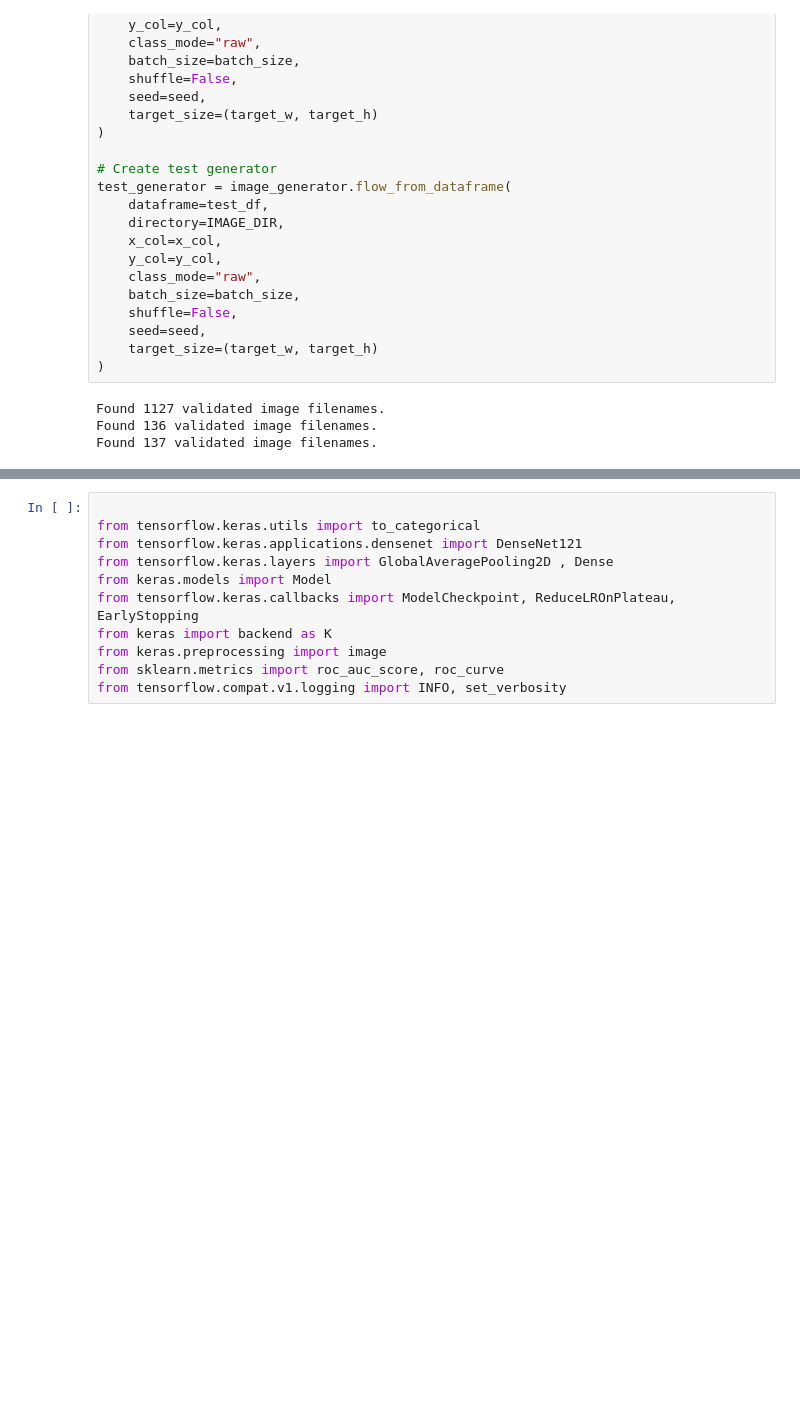
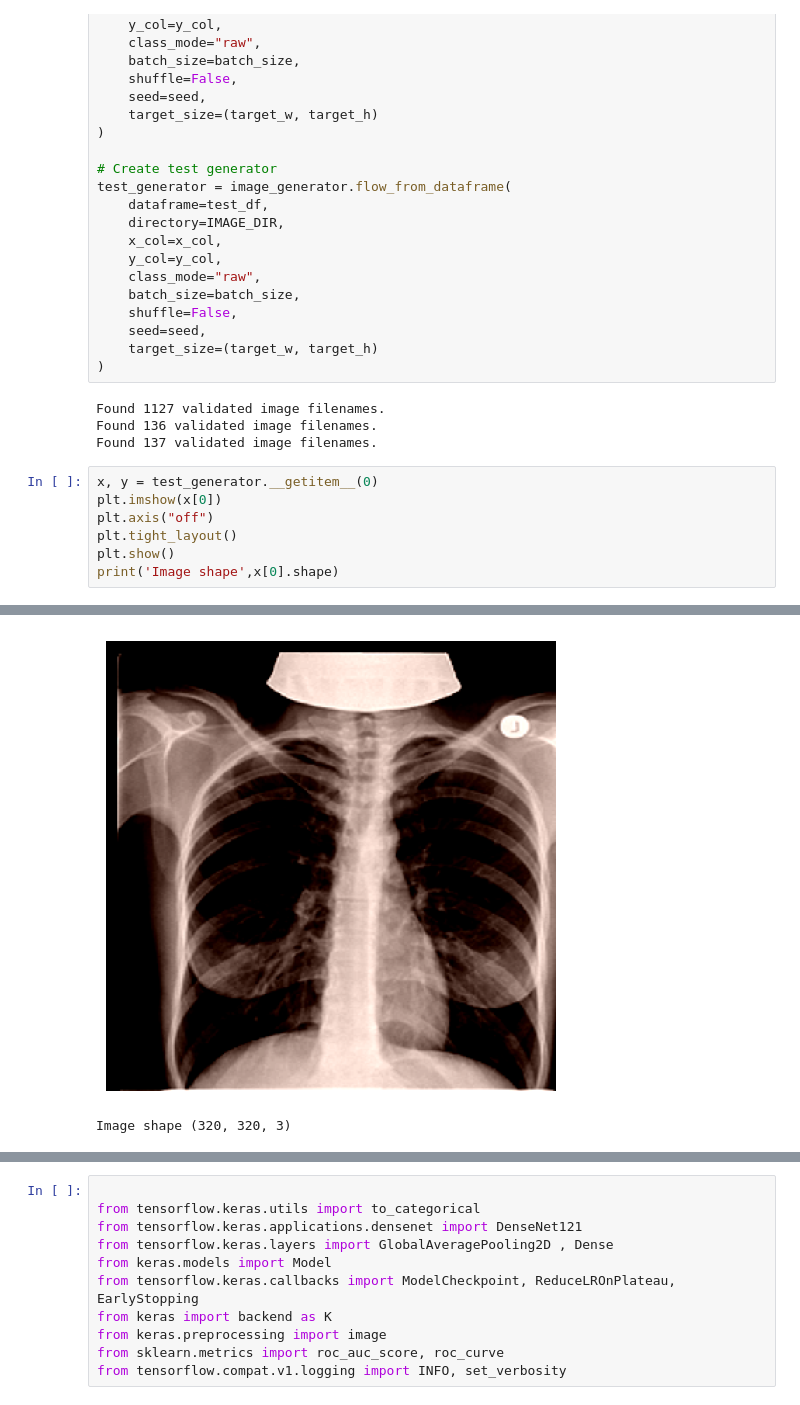
Before and after one commit to alfiannnas/tbc-detection-app, a Jupyter notebook: UnderSamplingTBC_Detection.ipynb, the cells around one changed output, grey strips where cells are left out. Drawn from its saved outputs; the diff is of its cells as text; blank space fills up the shorter version.

```diff
--- a/UnderSamplingTBC_Detection.ipynb
+++ b/UnderSamplingTBC_Detection.ipynb
@@ -454,3 +454,11 @@ test_generator = image_generator.flow_from_dataframe(
 Found 1127 validated image filenames.
 Found 136 validated image filenames.
 Found 137 validated image filenames.
+# %%
+x, y = test_generator.__getitem__(0)
+plt.imshow(x[0])
+plt.axis("off")
+plt.tight_layout()
+plt.show()
+print('Image shape',x[0].shape)
+# %% [output]
@@ -457,3 +466,5 @@ Found 137 validated image filenames.
+[figure, added]
+Image shape (320, 320, 3)
 # %%
 x, y = train_generator.__getitem__(0)
 plt.imshow(x[0])
```
Also changed, not shown: parts of 10 cells of this notebook.
